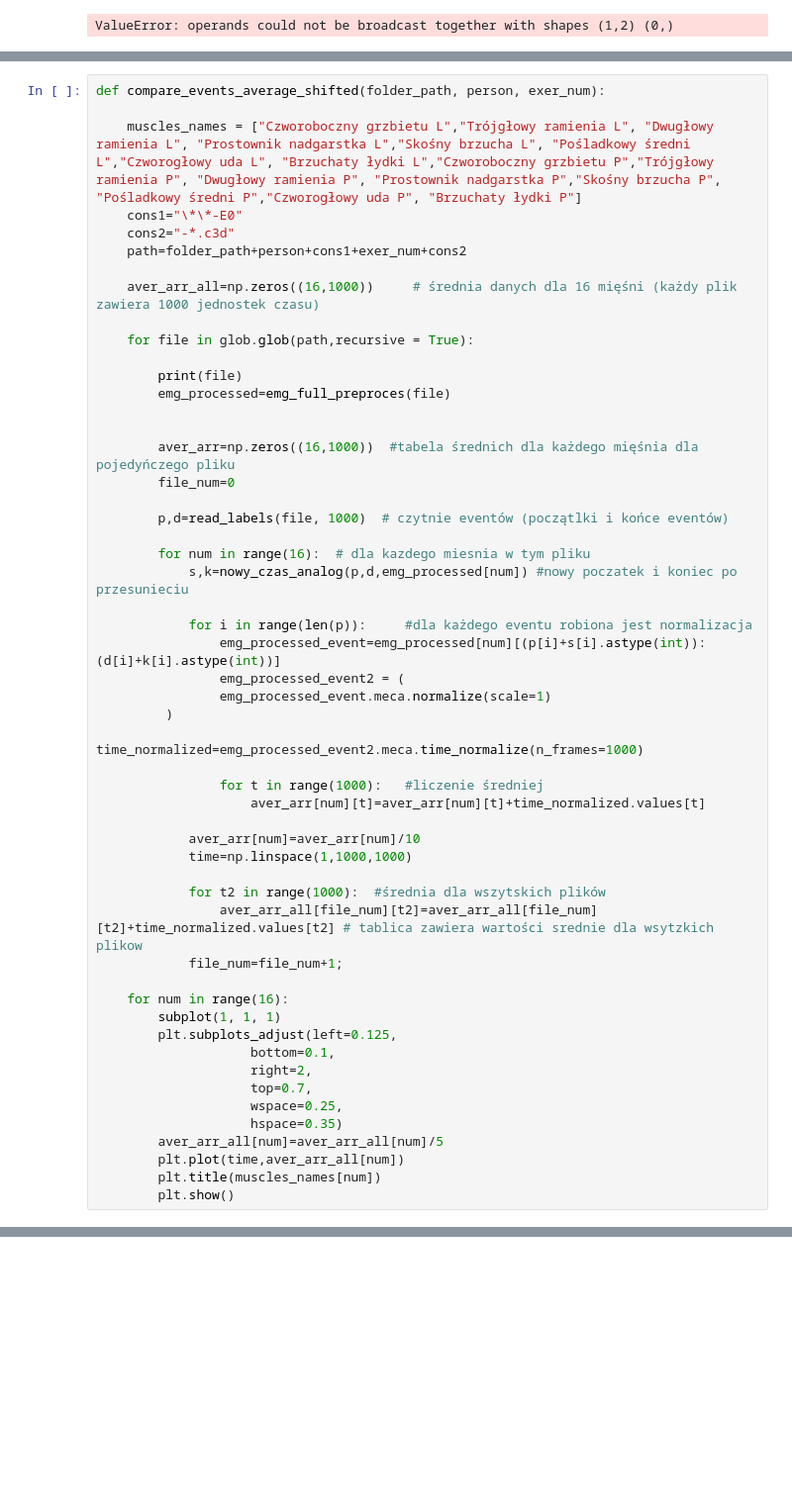
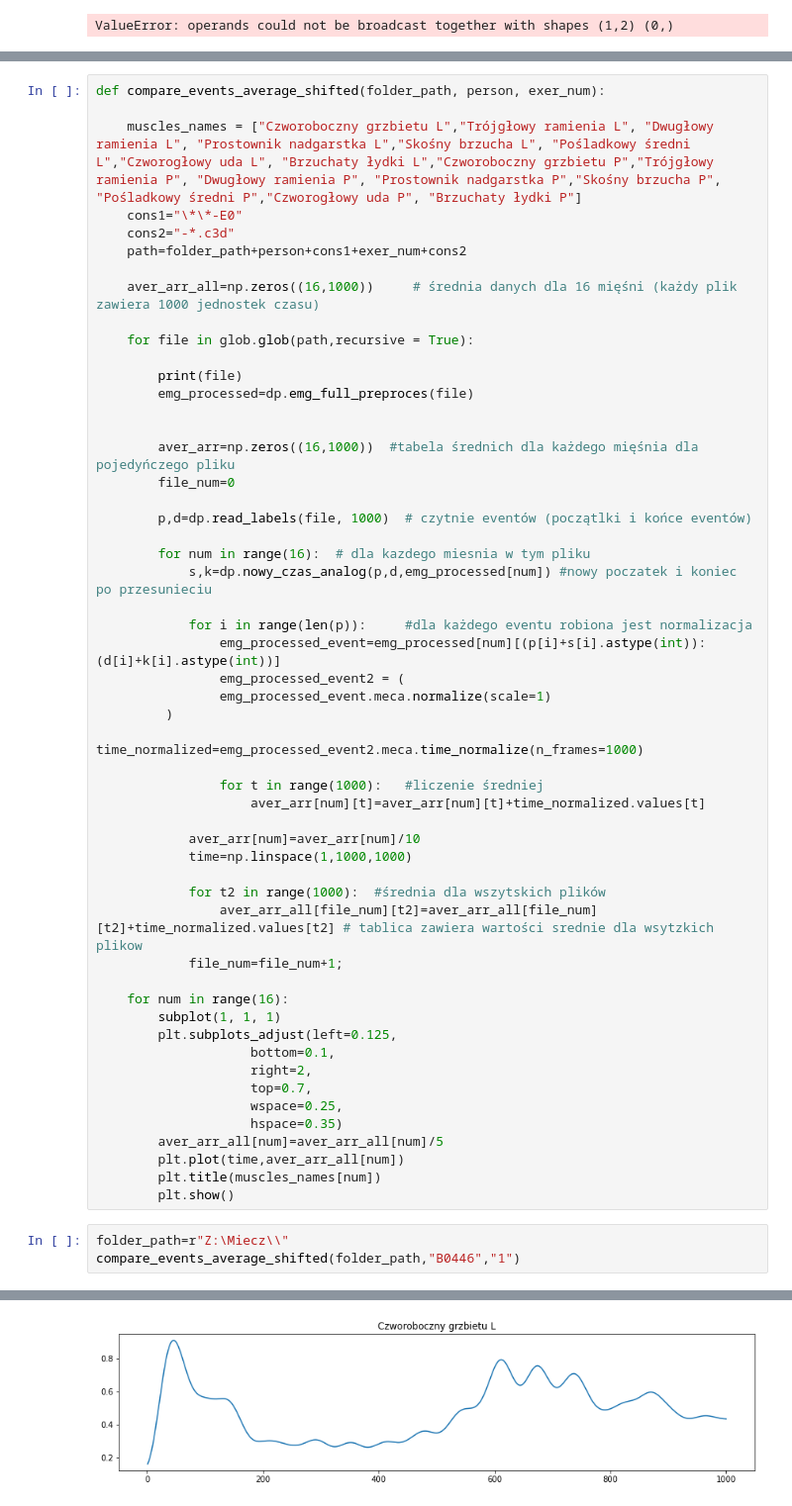
Before and after one commit to kkluwak/PJATK2020, a Jupyter notebook: RDCLabs/Praca_miesni.ipynb, the cells around one changed output, grey strips where cells are left out. Shown at 99% size. Drawn from its saved outputs; the diff is of its cells as text; blank space fills up the shorter version.

```diff
--- a/RDCLabs/Praca_miesni.ipynb
+++ b/RDCLabs/Praca_miesni.ipynb
@@ -572,16 +576,16 @@ def compare_events_average_shifted(folder_path, person, exer_num):
     for file in glob.glob(path,recursive = True):
 
         print(file)
-        emg_processed=emg_full_preproces(file)
+        emg_processed=dp.emg_full_preproces(file)
 
 
         aver_arr=np.zeros((16,1000))  #tabela średnich dla każdego mięśnia dla pojedyńczego pliku
         file_num=0
 
-        p,d=read_labels(file, 1000)  # czytnie eventów (początlki i końce eventów)
+        p,d=dp.read_labels(file, 1000)  # czytnie eventów (początlki i końce eventów)
 
         for num in range(16):  # dla kazdego miesnia w tym pliku
-            s,k=nowy_czas_analog(p,d,emg_processed[num]) #nowy poczatek i koniec po przesunieciu
+            s,k=dp.nowy_czas_analog(p,d,emg_processed[num]) #nowy poczatek i koniec po przesunieciu
 
             for i in range(len(p)):     #dla każdego eventu robiona jest normalizacja
                 emg_processed_event=emg_processed[num][(p[i]+s[i].astype(int)):(d[i]+k[i].astype(int))]
@@ -612,3 +616,7 @@ def compare_events_average_shifted(folder_path, person, exer_num):
         plt.plot(time,aver_arr_all[num])
         plt.title(muscles_names[num])
         plt.show()
+# %%
+folder_path=r"Z:\Miecz\\"
+compare_events_average_shifted(folder_path,"B0446","1")
+# %% [output]
@@ -614,0 +629 @@ def compare_events_average_shifted(folder_path, person, exer_num):
+[figure, added]
```
Also changed, not shown: parts of 3 cells of this notebook.
